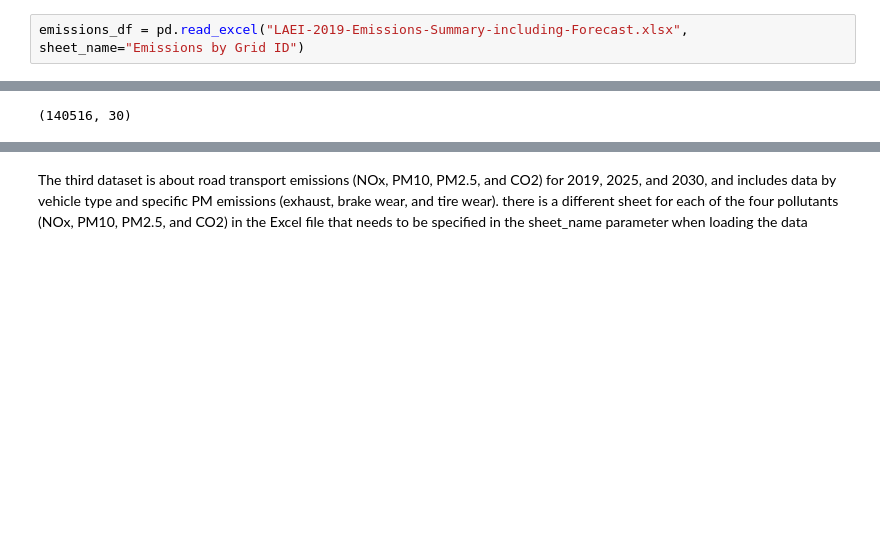
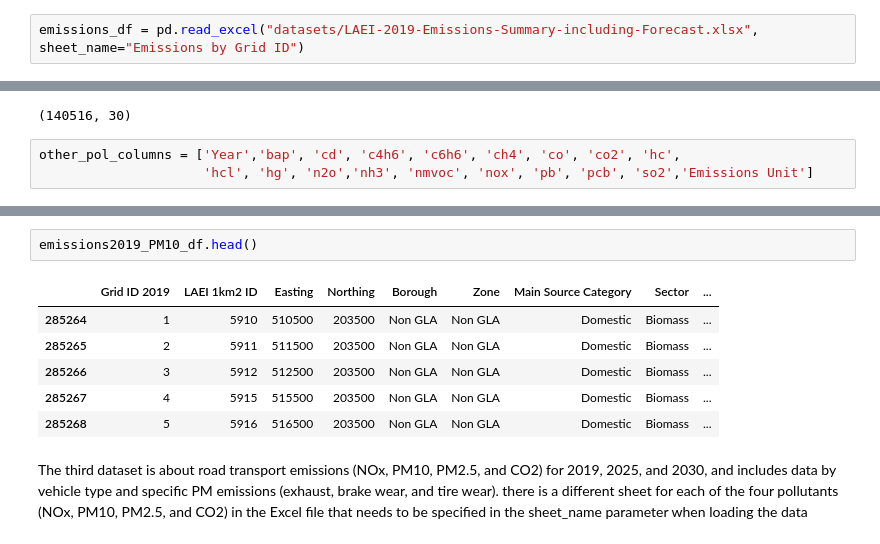
Before and after one commit to stefanopalu/MLendofmod_assignment, a Jupyter notebook: 2019LAEI.ipynb, the cells around one changed output, grey strips where cells are left out. Saved outputs shown, nothing was run; the diff lists cells and outputs as text; blank space fills up the shorter version.

```diff
--- a/2019LAEI.ipynb
+++ b/2019LAEI.ipynb
@@ -44,7 +47,7 @@ This dataset likely serves to analyze and estimate vehicle emissions at a road n
 # %% [markdown]
 The second dataset includes emissions of key pollutants NOx, PM10, PM2.5 and CO2, and a range of additional pollutants (SO2, CH4, VOC...) in tonnes/year for 2013, 2016, 2019, 2025 and 2030 for each source category at a 1km grid square resolution
 # %%
-emissions_df = pd.read_excel("LAEI-2019-Emissions-Summary-including-Forecast.xlsx", sheet_name="Emissions by Grid ID")
+emissions_df = pd.read_excel("datasets/LAEI-2019-Emissions-Summary-including-Forecast.xlsx", sheet_name="Emissions by Grid ID")
 # %%
 emissions_df.head()
 # %% [output]
@@ -92,3 +95,6 @@ emissions2019_PM10_df = emissions_df[(emissions_df['pm10'].notna()) & (emissions
 emissions2019_PM10_df.shape
 # %% [output]
 (140516, 30)
+# %%
+other_pol_columns = ['Year','bap', 'cd', 'c4h6', 'c6h6', 'ch4', 'co', 'co2', 'hc',
+                     'hcl', 'hg', 'n2o','nh3', 'nmvoc', 'nox', 'pb', 'pcb', 'so2','Emissions Unit']
@@ -95,3 +126,12 @@ emissions2019_PM10_df.shape
+# %%
+emissions2019_PM10_df.head()
+# %% [output]
+|  | Grid ID 2019 | LAEI 1km2 ID | Easting | Northing | Borough | Zone | Main Source Category | Sector | ... |
+| 285264 | 1 | 5910 | 510500 | 203500 | Non GLA | Non GLA | Domestic | Biomass | ... |
+| 285265 | 2 | 5911 | 511500 | 203500 | Non GLA | Non GLA | Domestic | Biomass | ... |
+| 285266 | 3 | 5912 | 512500 | 203500 | Non GLA | Non GLA | Domestic | Biomass | ... |
+| 285267 | 4 | 5915 | 515500 | 203500 | Non GLA | Non GLA | Domestic | Biomass | ... |
+| 285268 | 5 | 5916 | 516500 | 203500 | Non GLA | Non GLA | Domestic | Biomass | ... |
 # %% [markdown]
 The third dataset is about road transport emissions (NOx, PM10, PM2.5, and CO2) for 2019, 2025, and 2030, and includes data by vehicle type and specific PM emissions (exhaust, brake wear, and tire wear). there is a different sheet for each of the four pollutants (NOx, PM10, PM2.5, and CO2) in the Excel file that needs to be specified in the sheet_name parameter when loading the data
 # %% [markdown]
```
Also changed, not shown: parts of 18 cells of this notebook, 2 other files.
